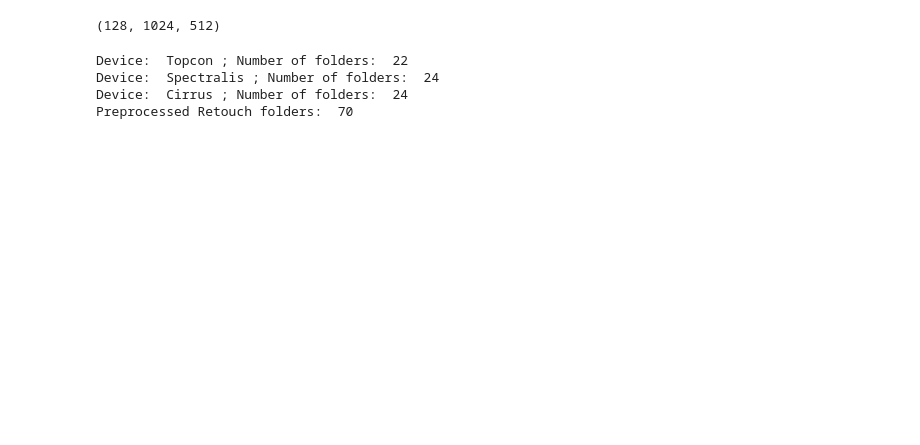
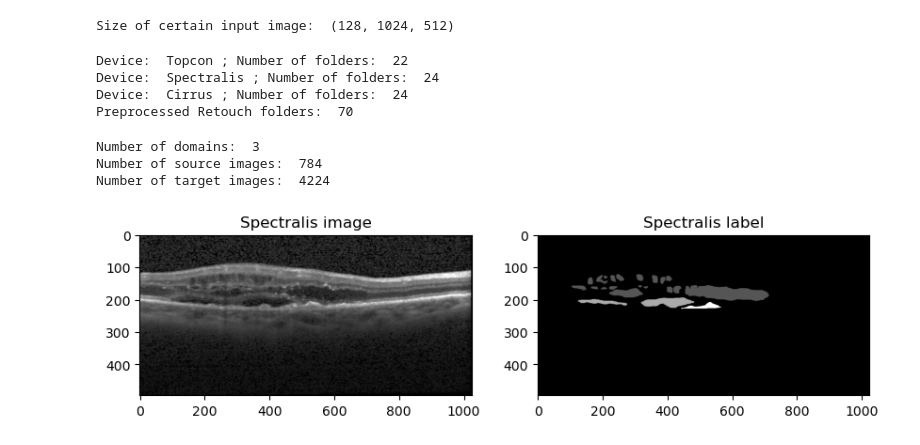
Before and after one commit to moritsih/OPTIMA_SeminarPractical, a Jupyter notebook: practical/main.ipynb, the cells around one changed output. Saved outputs shown, nothing was run; the diff lists cells and outputs as text; code cells hidden in the pictures; blank space fills up the shorter version.

```diff
--- a/practical/main.ipynb
+++ b/practical/main.ipynb
@@ -72,16 +47,9 @@ itk_image = sitk.ReadImage(sample_img)
 image_array = sitk.GetArrayViewFromImage(itk_image)
 
 # print the image's dimensions
-print(image_array.shape)
-
-# plot the image
-for i in range(128):
-    if i % 10 == 0:
-        pass
-        #plt.imshow(image_array[i], cmap='gray')
-        #plt.show()
+print("Size of certain input image: ", image_array.shape)
 # %% [output]
-(128, 1024, 512)
+Size of certain input image:  (128, 1024, 512)
 # %%
 name_dir = Path(Path.cwd() / 'data/RETOUCH/TrainingSet-Release/')
 train_dir = Path(Path.cwd() / 'data/Retouch-Preprocessed/train')
@@ -341,0 +305,24 @@ class SegmentationUNet(nn.Module):
+# %%
+test_dataset_sorted = OCTDatasetPreparation(train_dir, generate_empty_labels=False, source_domain='Spectralis')
+
+
+print("Number of domains: ", test_dataset_sorted.num_domains)
+print("Number of source images: ", len(test_dataset_sorted.source_domain_dict))
+print("Number of target images: ", len(test_dataset_sorted.target_domain_dict['Cirrus']) + len(test_dataset_sorted.target_domain_dict['Topcon']))
+
+# plot the first spectralis image and label
+which_image = 10
+img = cv2.imread(test_dataset_sorted.source_domain_dict[which_image]['img'], cv2.IMREAD_GRAYSCALE)
+label = cv2.imread(test_dataset_sorted.source_domain_dict[which_image]['label'], cv2.IMREAD_GRAYSCALE)
+
+fig, ax = plt.subplots(1, 2, figsize=(10, 5))
+ax[0].imshow(img, cmap='gray')
+ax[0].set_title('Spectralis image')
+ax[1].imshow(label, cmap='gray')
+ax[1].set_title('Spectralis label')
+plt.show()
+# %% [output]
+Number of domains:  3
+Number of source images:  784
+Number of target images:  4224
+[figure, added]
```
Also changed, not shown: parts of 14 cells of this notebook.
